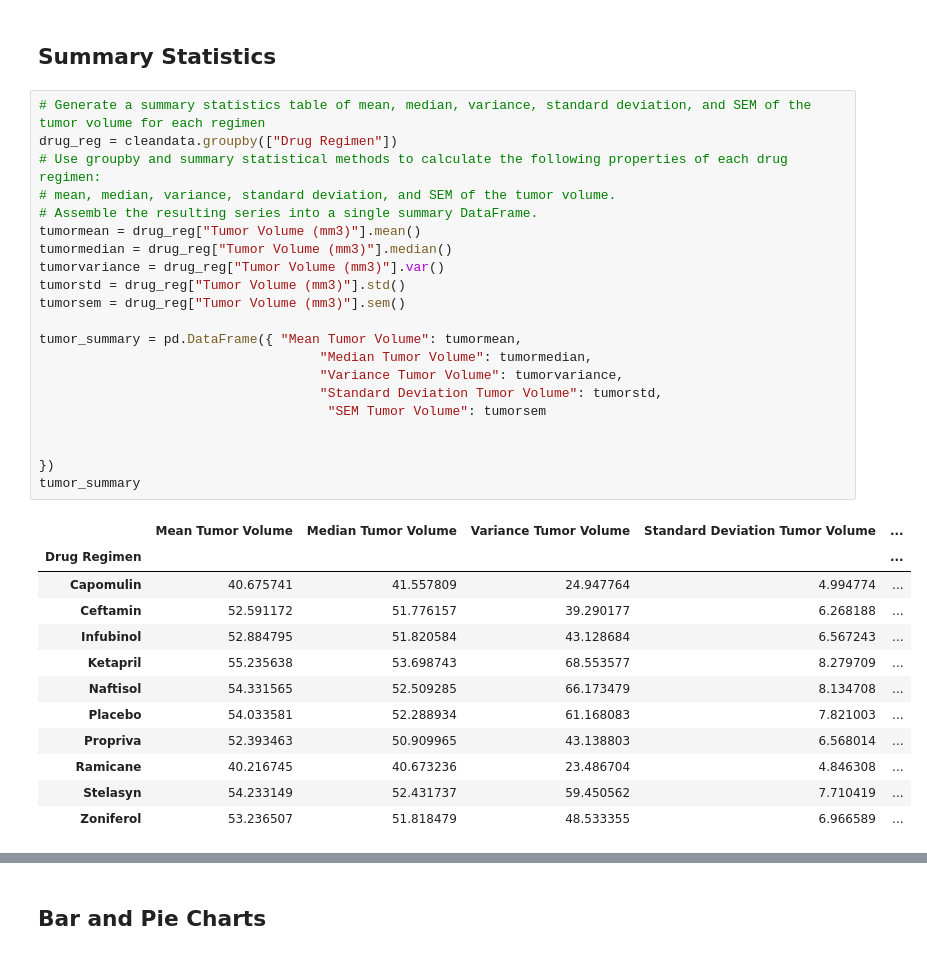
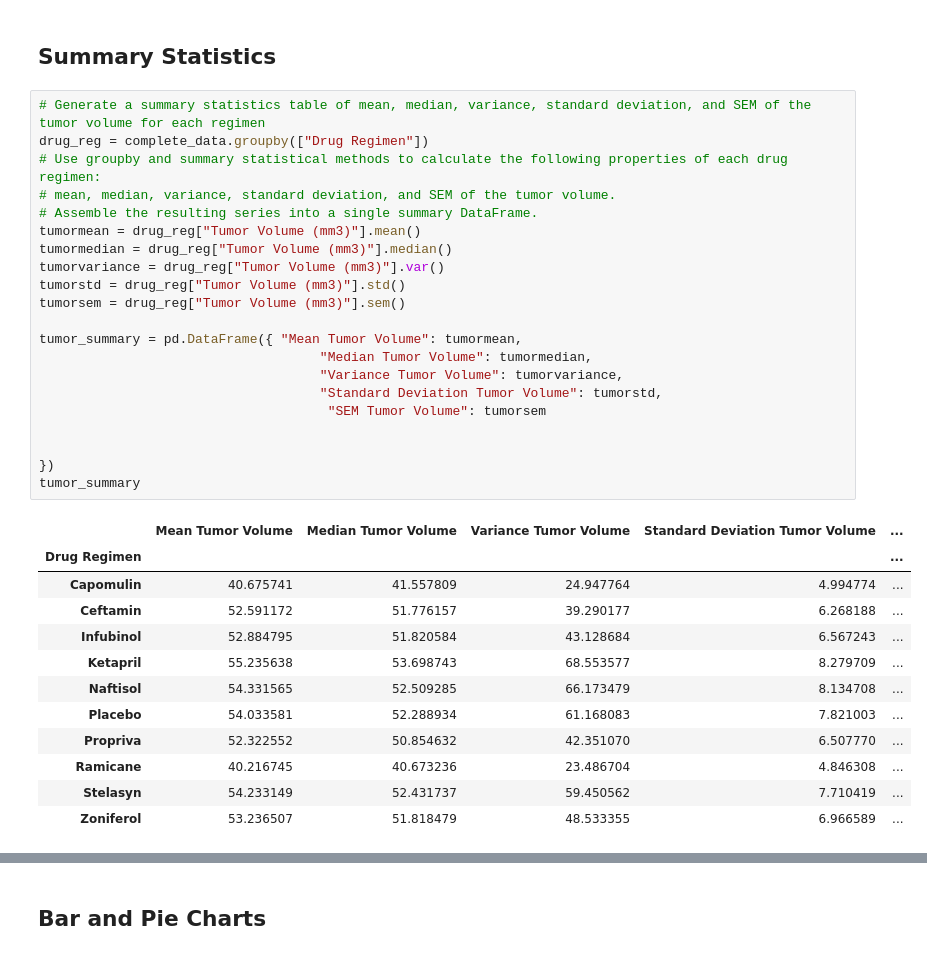
Before and after one commit to ajgarza44/Pymaceuticals-challenge5-Garza, a Jupyter notebook: Pymaceuticals/pymaceuticals_starter.ipynb, the cells around one changed output, grey strips where cells are left out. Drawn from its saved outputs; the diff is of its cells as text.

```diff
--- a/Pymaceuticals/pymaceuticals_starter.ipynb
+++ b/Pymaceuticals/pymaceuticals_starter.ipynb
@@ -90,35 +90,35 @@ print(len(cleandata["Mouse ID"].unique()))
 ## Summary Statistics
 # %%
 # Generate a summary statistics table of mean, median, variance, standard deviation, and SEM of the tumor volume for each regimen
-drug_reg = cleandata.groupby(["Drug Regimen"])
+drug_reg = complete_data.groupby(["Drug Regimen"])
 # Use groupby and summary statistical methods to calculate the following properties of each drug regimen:
 # mean, median, variance, standard deviation, and SEM of the tumor volume.
 # Assemble the resulting series into a single summary DataFrame.
 tumormean = drug_reg["Tumor Volume (mm3)"].mean()
 tumormedian = drug_reg["Tumor Volume (mm3)"].median()
 tumorvariance = drug_reg["Tumor Volume (mm3)"].var()
 tumorstd = drug_reg["Tumor Volume (mm3)"].std()
 tumorsem = drug_reg["Tumor Volume (mm3)"].sem()
 
 tumor_summary = pd.DataFrame({ "Mean Tumor Volume": tumormean,
                                     "Median Tumor Volume": tumormedian,
                                     "Variance Tumor Volume": tumorvariance,
                                     "Standard Deviation Tumor Volume": tumorstd,
                                      "SEM Tumor Volume": tumorsem
 
 
 })
 tumor_summary
 # %% [output]
 |  | Mean Tumor Volume | Median Tumor Volume | Variance Tumor Volume | Standard Deviation Tumor Volume | ... |
 | Drug Regimen |  |  |  |  | ... |
 | Capomulin | 40.675741 | 41.557809 | 24.947764 | 4.994774 | ... |
 | Ceftamin | 52.591172 | 51.776157 | 39.290177 | 6.268188 | ... |
 | Infubinol | 52.884795 | 51.820584 | 43.128684 | 6.567243 | ... |
 | Ketapril | 55.235638 | 53.698743 | 68.553577 | 8.279709 | ... |
 | Naftisol | 54.331565 | 52.509285 | 66.173479 | 8.134708 | ... |
 | Placebo | 54.033581 | 52.288934 | 61.168083 | 7.821003 | ... |
-| Propriva | 52.393463 | 50.909965 | 43.138803 | 6.568014 | ... |
+| Propriva | 52.322552 | 50.854632 | 42.351070 | 6.507770 | ... |
 | Ramicane | 40.216745 | 40.673236 | 23.486704 | 4.846308 | ... |
 | Stelasyn | 54.233149 | 52.431737 | 59.450562 | 7.710419 | ... |
 | Zoniferol | 53.236507 | 51.818479 | 48.533355 | 6.966589 | ... |
```
Also changed, not shown: parts of 10 cells of this notebook, 1 other file.
